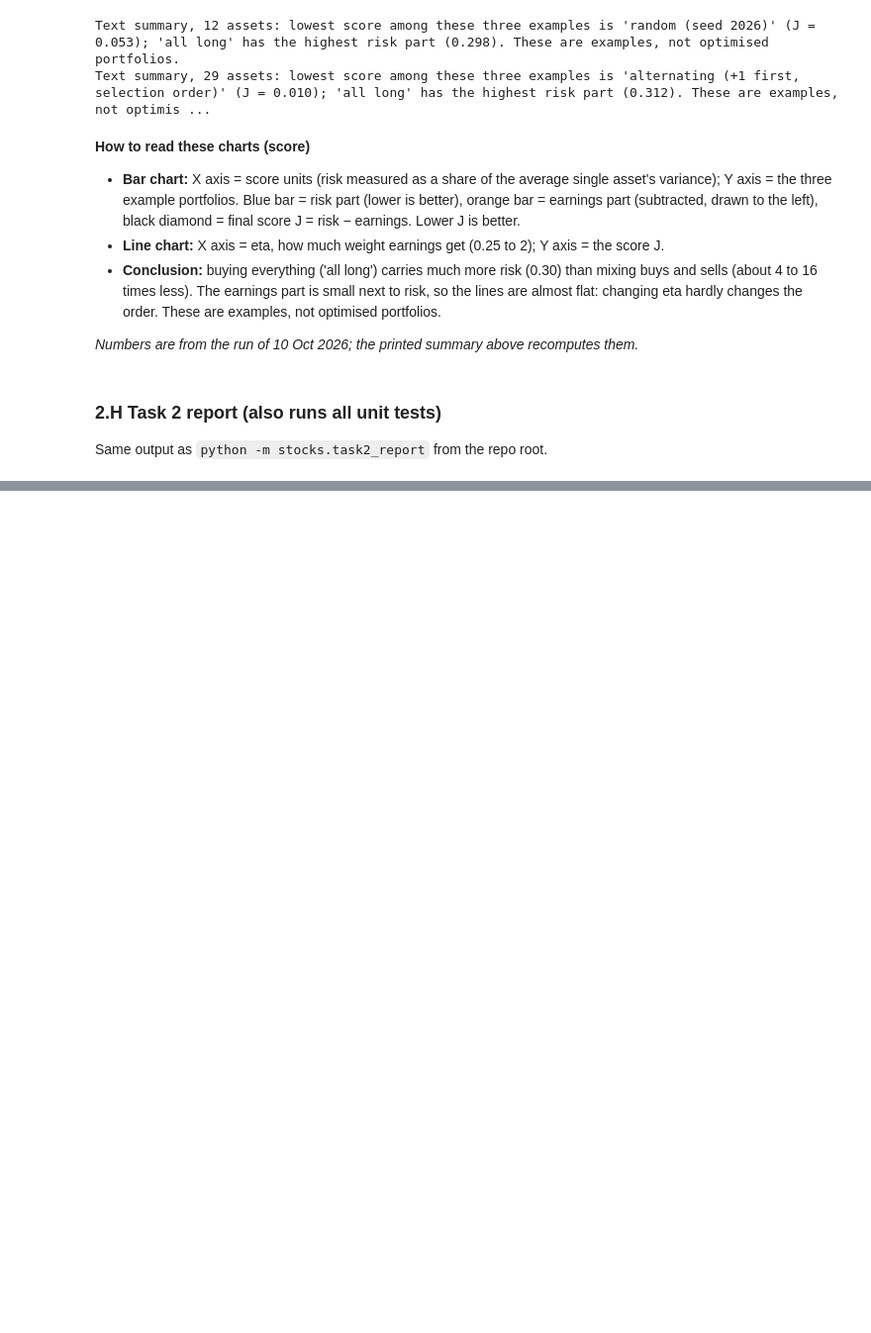
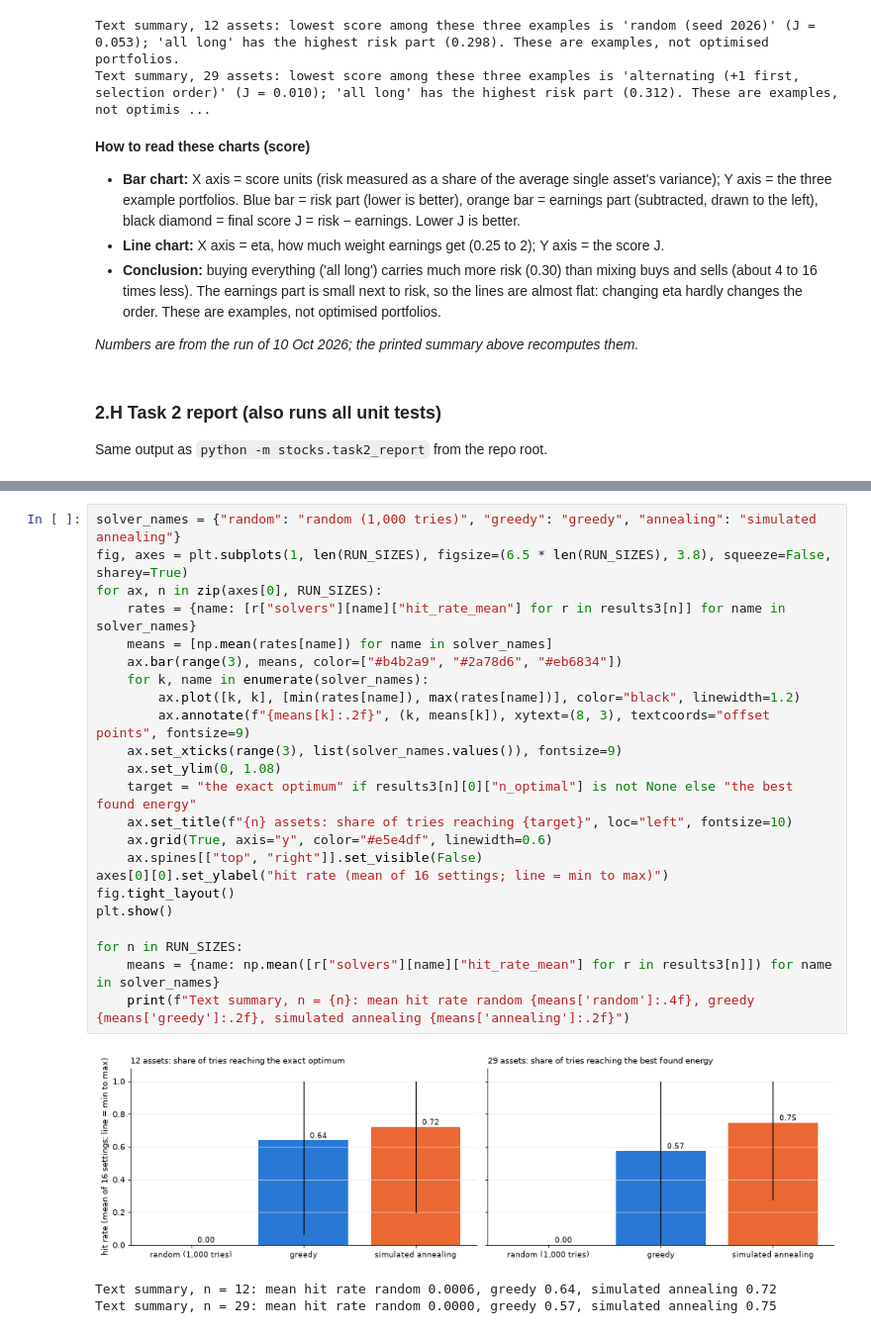
Before and after one commit to Oussema-t/zollerqu-qollab, a Jupyter notebook: stocks/stock_idea_ZollerQu.ipynb, the cells around one changed output, grey strips where cells are left out. Shown at 99% size. Cells and saved outputs as stored; diff of their text form; blank space fills up the shorter version.

```diff
--- a/stocks/stock_idea_ZollerQu.ipynb
+++ b/stocks/stock_idea_ZollerQu.ipynb
@@ -1099,0 +1528,27 @@ RESULT: PASS
+# %%
+solver_names = {"random": "random (1,000 tries)", "greedy": "greedy", "annealing": "simulated annealing"}
+fig, axes = plt.subplots(1, len(RUN_SIZES), figsize=(6.5 * len(RUN_SIZES), 3.8), squeeze=False, sharey=True)
+for ax, n in zip(axes[0], RUN_SIZES):
+    rates = {name: [r["solvers"][name]["hit_rate_mean"] for r in results3[n]] for name in solver_names}
+    means = [np.mean(rates[name]) for name in solver_names]
+    ax.bar(range(3), means, color=["#b4b2a9", "#2a78d6", "#eb6834"])
+    for k, name in enumerate(solver_names):
+        ax.plot([k, k], [min(rates[name]), max(rates[name])], color="black", linewidth=1.2)
+        ax.annotate(f"{means[k]:.2f}", (k, means[k]), xytext=(8, 3), textcoords="offset points", fontsize=9)
+    ax.set_xticks(range(3), list(solver_names.values()), fontsize=9)
+    ax.set_ylim(0, 1.08)
+    target = "the exact optimum" if results3[n][0]["n_optimal"] is not None else "the best found energy"
+    ax.set_title(f"{n} assets: share of tries reaching {target}", loc="left", fontsize=10)
+    ax.grid(True, axis="y", color="#e5e4df", linewidth=0.6)
+    ax.spines[["top", "right"]].set_visible(False)
+axes[0][0].set_ylabel("hit rate (mean of 16 settings; line = min to max)")
+fig.tight_layout()
+plt.show()
+
+for n in RUN_SIZES:
+    means = {name: np.mean([r["solvers"][name]["hit_rate_mean"] for r in results3[n]]) for name in solver_names}
+    print(f"Text summary, n = {n}: mean hit rate random {means['random']:.4f}, greedy {means['greedy']:.2f}, simulated annealing {means['annealing']:.2f}")
+# %% [output]
+[figure, added]
+Text summary, n = 12: mean hit rate random 0.0006, greedy 0.64, simulated annealing 0.72
+Text summary, n = 29: mean hit rate random 0.0000, greedy 0.57, simulated annealing 0.75
```
Also changed, not shown: parts of 30 cells of this notebook, 7 other files.
